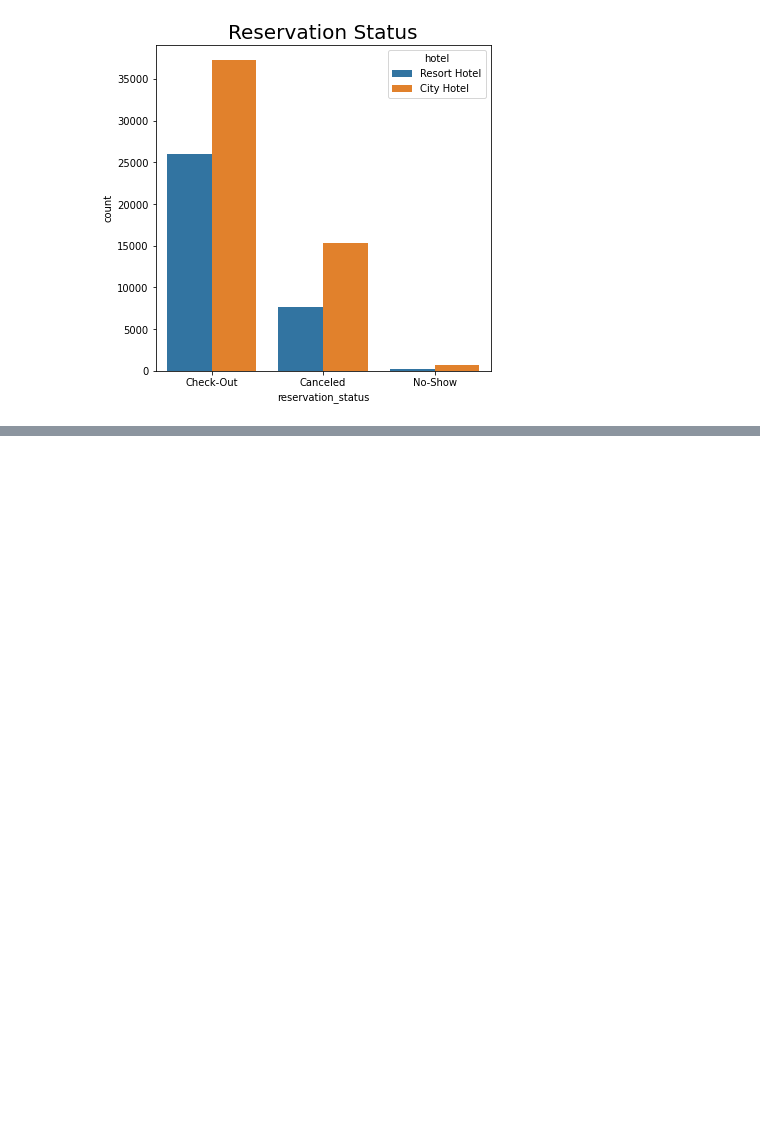
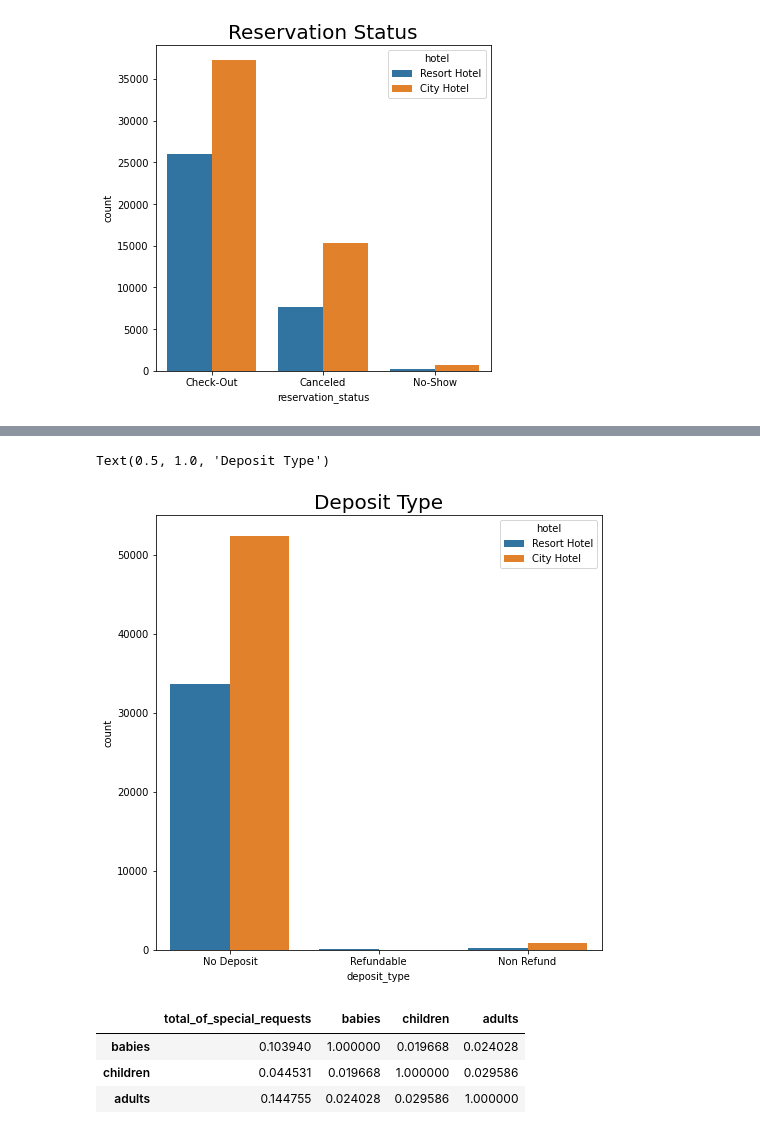
Before and after one commit to shikhar23091999/hotel-booking-analysis, a Jupyter notebook: Hotel_Booking_Analysis_Shikhar_Satpute.ipynb, the cells around one changed output, grey strips where cells are left out. Drawn from its saved outputs; the diff is of its cells as text; code cells hidden in the pictures; blank space fills up the shorter version.

```diff
--- a/Hotel_Booking_Analysis_Shikhar_Satpute.ipynb
+++ b/Hotel_Booking_Analysis_Shikhar_Satpute.ipynb
@@ -329,0 +338,13 @@ sns.countplot(df_copy['reservation_status'],hue=df_copy.hotel).set_title("Reserv
+# %%
+sns.countplot(df_copy['deposit_type'],hue=df_copy.hotel).set_title("Deposit Type",fontsize= 20)
+# %% [output]
+Text(0.5, 1.0, 'Deposit Type')
+[figure, added]
+# %%
+ax4 = pd.DataFrame(data = {'total_of_special_requests': df_copy['total_of_special_requests'],'babies': df_copy['babies'],'children':df_copy['children'],'adults':df_copy['adults']})
+ax4.corr()[1:]
+# %% [output]
+|  | total_of_special_requests | babies | children | adults |
+| babies | 0.103940 | 1.000000 | 0.019668 | 0.024028 |
+| children | 0.044531 | 0.019668 | 1.000000 | 0.029586 |
+| adults | 0.144755 | 0.024028 | 0.029586 | 1.000000 |
```
Also changed, not shown: parts of 9 cells of this notebook.
